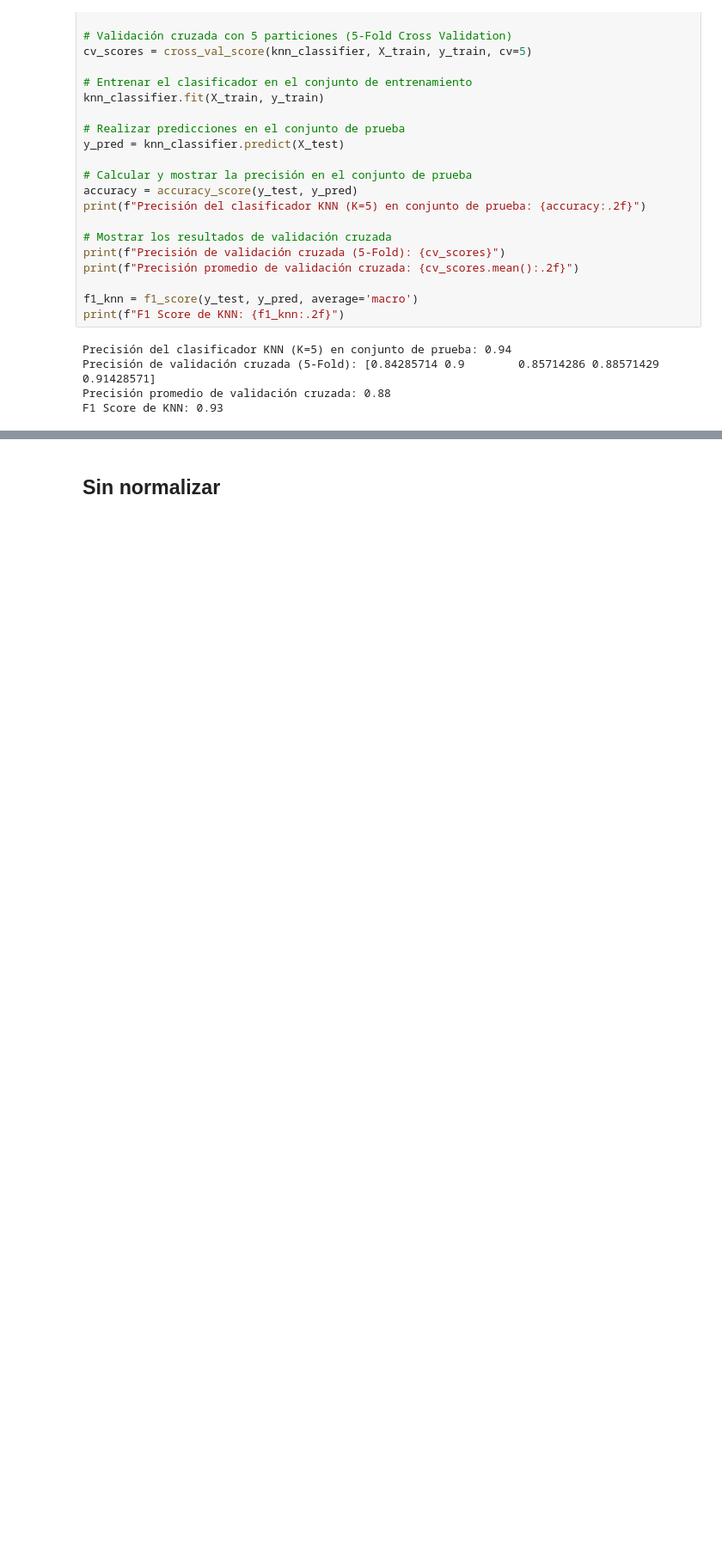
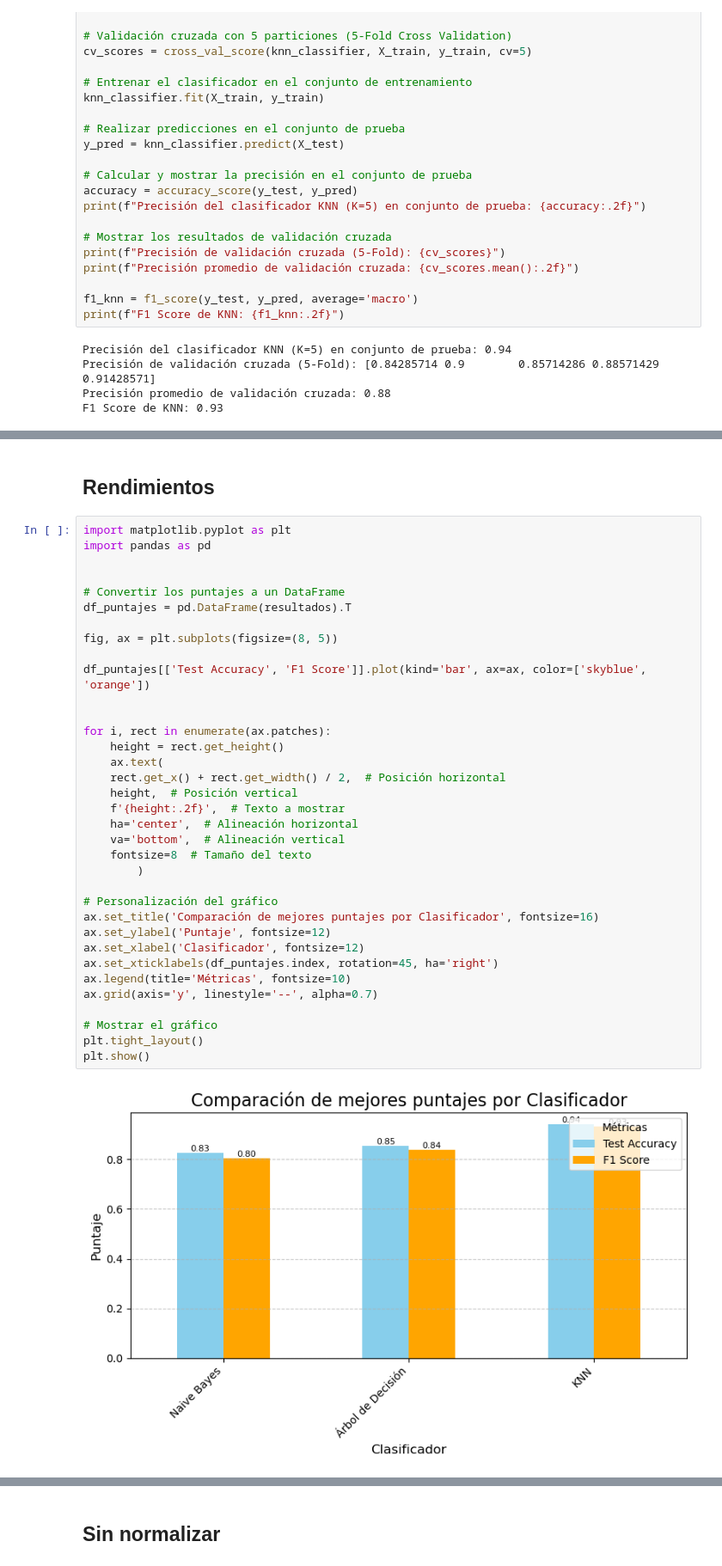
Before and after one commit to Mario-Rivera-A/Tarea4_RPI, a Jupyter notebook: tarea4.ipynb, the cells around one changed output, grey strips where cells are left out. Shown at 86% size. Cells and saved outputs as stored; diff of their text form; blank space fills up the shorter version.

```diff
--- a/tarea4.ipynb
+++ b/tarea4.ipynb
@@ -505,0 +609,39 @@ plt.show()
+# %% [markdown]
+## Rendimientos
+# %%
+import matplotlib.pyplot as plt
+import pandas as pd
+
+
+# Convertir los puntajes a un DataFrame
+df_puntajes = pd.DataFrame(resultados).T
+
+fig, ax = plt.subplots(figsize=(8, 5))
+
+df_puntajes[['Test Accuracy', 'F1 Score']].plot(kind='bar', ax=ax, color=['skyblue', 'orange'])
+
+
+for i, rect in enumerate(ax.patches):
+    height = rect.get_height()
+    ax.text(
+    rect.get_x() + rect.get_width() / 2,  # Posición horizontal
+    height,  # Posición vertical
+    f'{height:.2f}',  # Texto a mostrar
+    ha='center',  # Alineación horizontal
+    va='bottom',  # Alineación vertical
+    fontsize=8  # Tamaño del texto
+        )
+
+# Personalización del gráfico
+ax.set_title('Comparación de mejores puntajes por Clasificador', fontsize=16)
+ax.set_ylabel('Puntaje', fontsize=12)
+ax.set_xlabel('Clasificador', fontsize=12)
+ax.set_xticklabels(df_puntajes.index, rotation=45, ha='right')
+ax.legend(title='Métricas', fontsize=10)
+ax.grid(axis='y', linestyle='--', alpha=0.7)
+
+# Mostrar el gráfico
+plt.tight_layout()
+plt.show()
+# %% [output]
+[figure, added]
```
Also changed, not shown: parts of 12 cells of this notebook.
